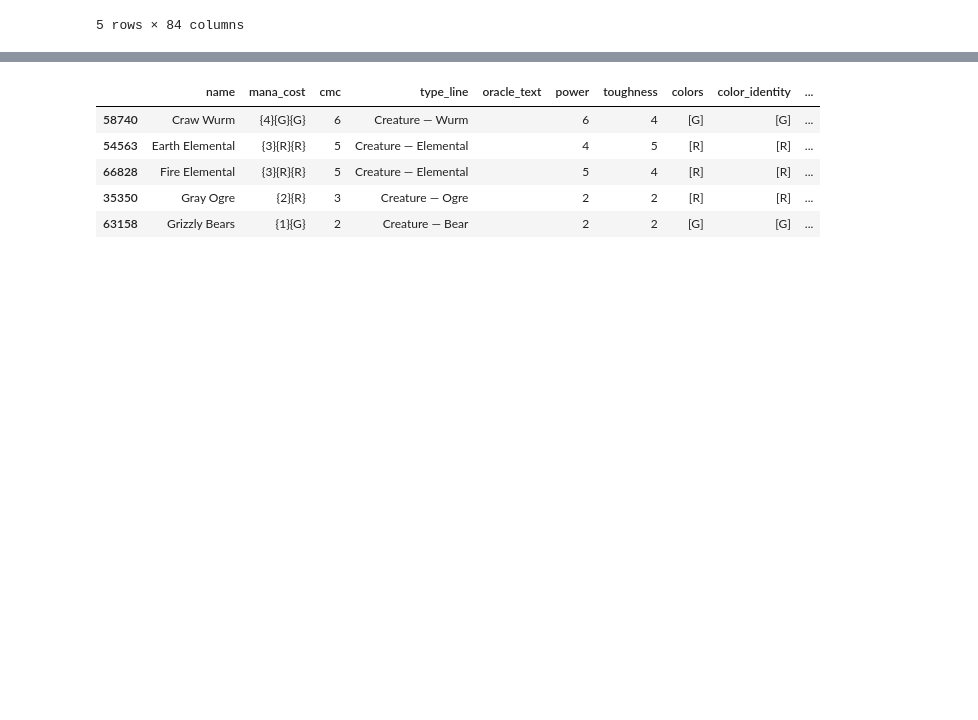
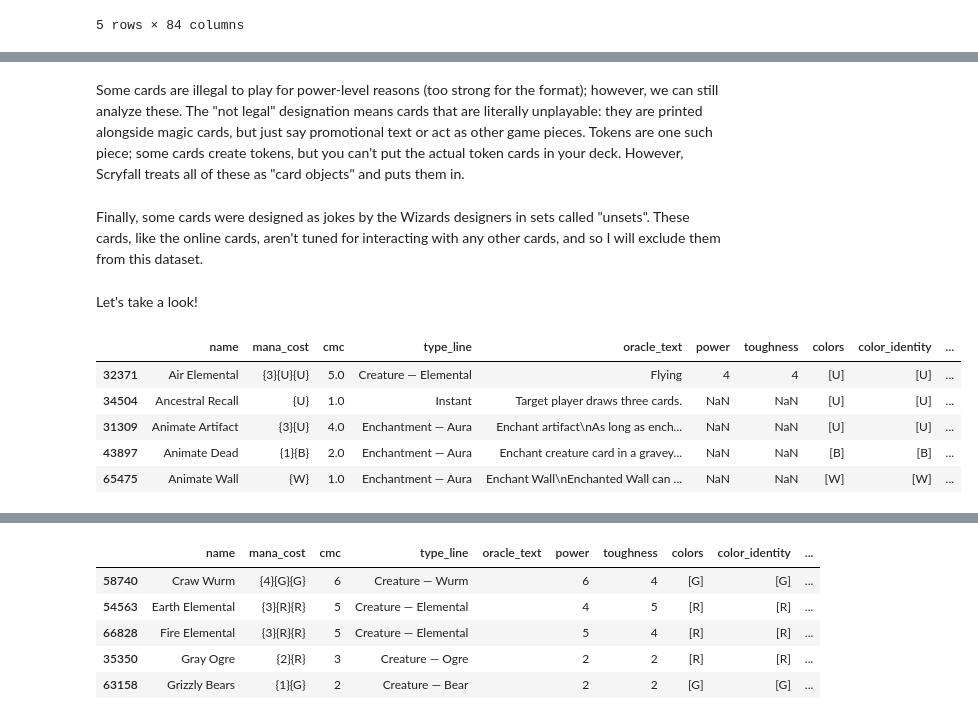
Before and after one commit to Innoviox/mtg-analyzer, a Jupyter notebook: mtganalyzer.ipynb, the cells around one changed output, grey strips where cells are left out. Saved outputs shown, nothing was run; the diff lists cells and outputs as text; code cells hidden in the pictures; blank space fills up the shorter version.

```diff
--- a/mtganalyzer.ipynb
+++ b/mtganalyzer.ipynb
@@ -77,0 +61,2 @@ for s in sets["data"]:
+# %% [markdown]
+Some cards are illegal to play for power-level reasons (too strong for the format); however, we can still analyze these. The "not legal" designation means cards that are literally unplayable: they are printed alongside magic cards, but just say promotional text or act as other game pieces. Tokens are one such piece; some cards create tokens, but you can't put the actual token cards in your deck. However, Scryfall treats all of these as "card objects" and puts them in.
@@ -77,0 +72,2 @@ for s in sets["data"]:
+# %% [markdown]
+Finally, some cards were designed as jokes by the Wizards designers in sets called "unsets". These cards, like the online cards, aren't tuned for interacting with any other cards, and so I will exclude them from this dataset.
@@ -77,0 +80,11 @@ for s in sets["data"]:
+# %% [markdown]
+Let's take a look!
+# %%
+df.head()
+# %% [output]
+|  | name | mana_cost | cmc | type_line | oracle_text | power | toughness | colors | color_identity | ... |
+| 32371 | Air Elemental | {3}{U}{U} | 5.0 | Creature — Elemental | Flying | 4 | 4 | [U] | [U] | ... |
+| 34504 | Ancestral Recall | {U} | 1.0 | Instant | Target player draws three cards. | NaN | NaN | [U] | [U] | ... |
+| 31309 | Animate Artifact | {3}{U} | 4.0 | Enchantment — Aura | Enchant artifact\nAs long as ench... | NaN | NaN | [U] | [U] | ... |
+| 43897 | Animate Dead | {1}{B} | 2.0 | Enchantment — Aura | Enchant creature card in a gravey... | NaN | NaN | [B] | [B] | ... |
+| 65475 | Animate Wall | {W} | 1.0 | Enchantment — Aura | Enchant Wall\nEnchanted Wall can ... | NaN | NaN | [W] | [W] | ... |
```
Also changed, not shown: parts of 28 cells of this notebook.
